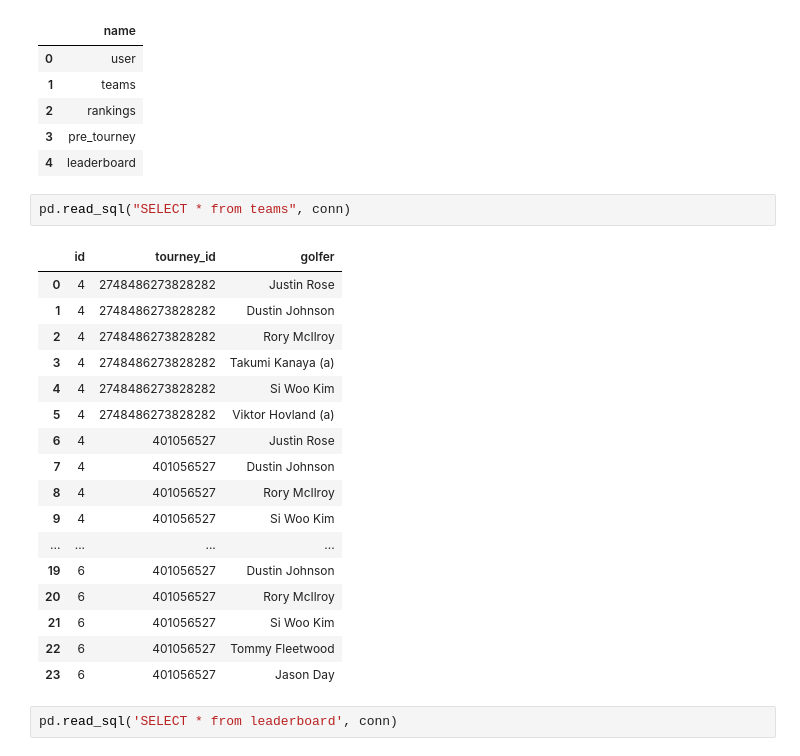
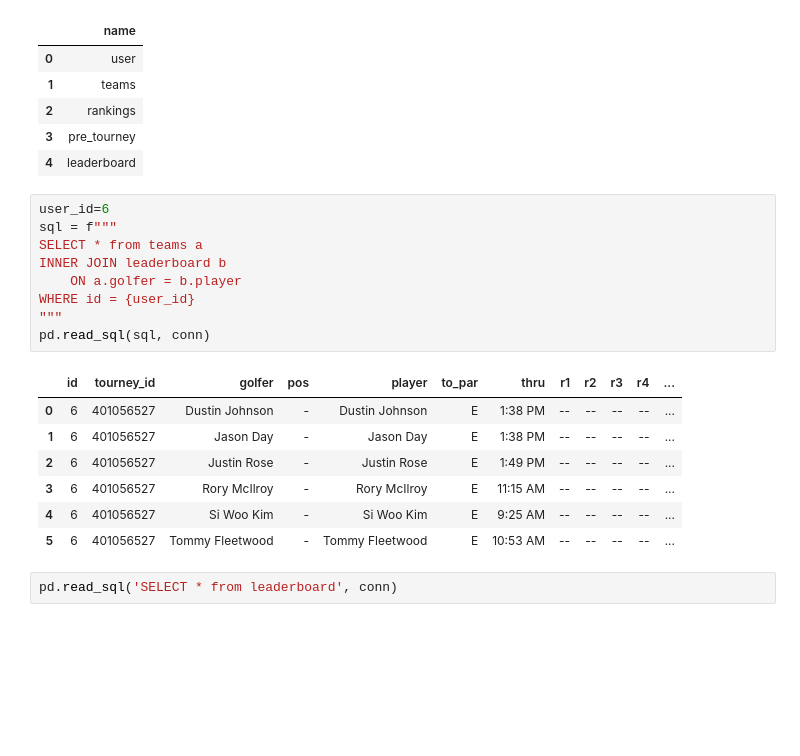
Before and after one commit to jbarton311/donkey_golf, a Jupyter notebook: jupyter_notebooks/user_testing.ipynb, the cells around one changed output. Drawn from its saved outputs; the diff is of its cells as text; blank space fills up the shorter version.

Commit message:
Got a working my team page and improved leaderboard

```diff
--- a/jupyter_notebooks/user_testing.ipynb
+++ b/jupyter_notebooks/user_testing.ipynb
@@ -42,26 +42,23 @@ pd.read_sql('SELECT name FROM sqlite_master WHERE type = "table"', conn)
 | 2 | rankings |
 | 3 | pre_tourney |
 | 4 | leaderboard |
-# %%
-pd.read_sql("SELECT * from teams", conn)
-# %% [output]
-|  | id | tourney_id | golfer |
-| 0 | 4 | 2748486273828282 | Justin Rose |
-| 1 | 4 | 2748486273828282 | Dustin Johnson |
-| 2 | 4 | 2748486273828282 | Rory McIlroy |
-| 3 | 4 | 2748486273828282 | Takumi Kanaya (a) |
-| 4 | 4 | 2748486273828282 | Si Woo Kim |
-| 5 | 4 | 2748486273828282 | Viktor Hovland (a) |
-| 6 | 4 | 401056527 | Justin Rose |
-| 7 | 4 | 401056527 | Dustin Johnson |
-| 8 | 4 | 401056527 | Rory McIlroy |
-| 9 | 4 | 401056527 | Si Woo Kim |
-| ... | ... | ... | ... |
-| 19 | 6 | 401056527 | Dustin Johnson |
-| 20 | 6 | 401056527 | Rory McIlroy |
-| 21 | 6 | 401056527 | Si Woo Kim |
-| 22 | 6 | 401056527 | Tommy Fleetwood |
-| 23 | 6 | 401056527 | Jason Day |
+# %%
+user_id=6
+sql = f"""
+SELECT * from teams a
+INNER JOIN leaderboard b
+    ON a.golfer = b.player
+WHERE id = {user_id}
+"""
+pd.read_sql(sql, conn)
+# %% [output]
+|  | id | tourney_id | golfer | pos | player | to_par | thru | r1 | r2 | r3 | r4 | ... |
+| 0 | 6 | 401056527 | Dustin Johnson | - | Dustin Johnson | E | 1:38 PM | -- | -- | -- | -- | ... |
+| 1 | 6 | 401056527 | Jason Day | - | Jason Day | E | 1:38 PM | -- | -- | -- | -- | ... |
+| 2 | 6 | 401056527 | Justin Rose | - | Justin Rose | E | 1:49 PM | -- | -- | -- | -- | ... |
+| 3 | 6 | 401056527 | Rory McIlroy | - | Rory McIlroy | E | 11:15 AM | -- | -- | -- | -- | ... |
+| 4 | 6 | 401056527 | Si Woo Kim | - | Si Woo Kim | E | 9:25 AM | -- | -- | -- | -- | ... |
+| 5 | 6 | 401056527 | Tommy Fleetwood | - | Tommy Fleetwood | E | 10:53 AM | -- | -- | -- | -- | ... |
 # %%
 pd.read_sql('SELECT * from leaderboard', conn)
 # %% [output]
```
Also changed, not shown: 3 other files.
